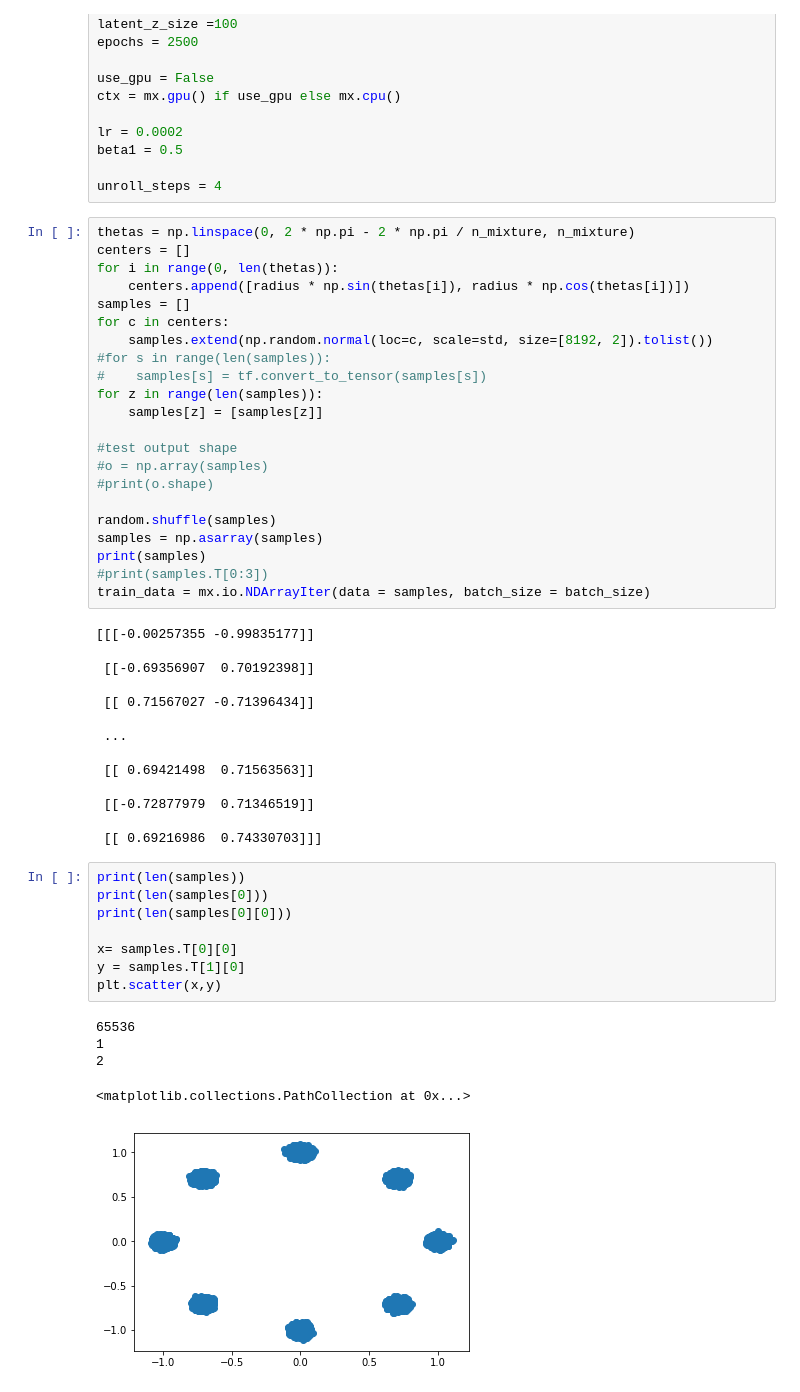
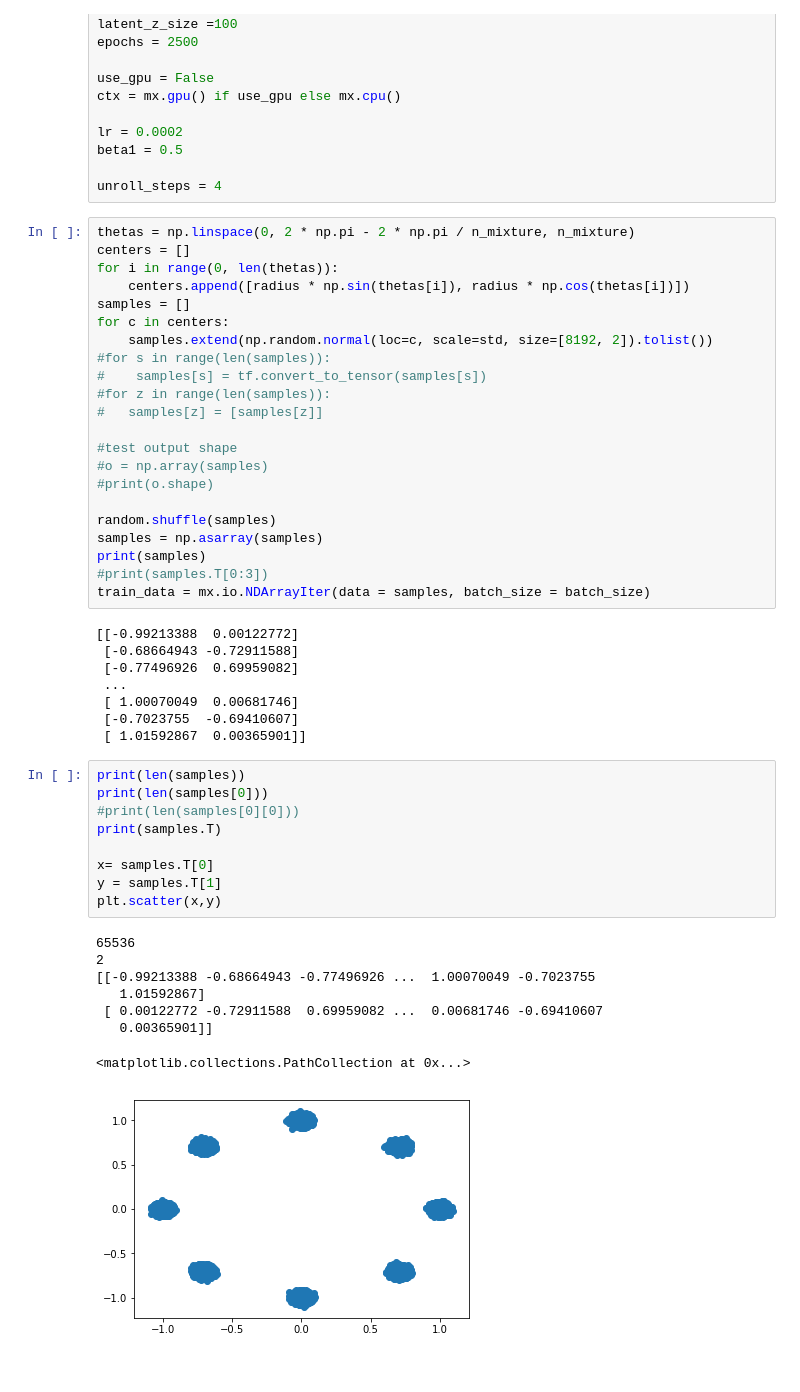
Before and after one commit to alex98chen/testGAN, a Jupyter notebook: testGAN.ipynb, the cells around one changed output. Saved outputs shown, nothing was run; the diff lists cells and outputs as text.

```diff
--- a/testGAN.ipynb
+++ b/testGAN.ipynb
@@ -41,8 +41,8 @@ for c in centers:
     samples.extend(np.random.normal(loc=c, scale=std, size=[8192, 2]).tolist())
 #for s in range(len(samples)):
 #    samples[s] = tf.convert_to_tensor(samples[s])
-for z in range(len(samples)):
-    samples[z] = [samples[z]]
+#for z in range(len(samples)):
+#   samples[z] = [samples[z]]
 
 #test output shape
 #o = np.array(samples)
@@ -54,33 +54,31 @@ print(samples)
 #print(samples.T[0:3])
 train_data = mx.io.NDArrayIter(data = samples, batch_size = batch_size)
 # %% [output]
-[[[-0.00257355 -0.99835177]]
-
- [[-0.69356907  0.70192398]]
-
- [[ 0.71567027 -0.71396434]]
-
+[[-0.99213388  0.00122772]
+ [-0.68664943 -0.72911588]
+ [-0.77496926  0.69959082]
  ...
-
- [[ 0.69421498  0.71563563]]
-
- [[-0.72877979  0.71346519]]
-
- [[ 0.69216986  0.74330703]]]
+ [ 1.00070049  0.00681746]
+ [-0.7023755  -0.69410607]
+ [ 1.01592867  0.00365901]]
 # %%
 print(len(samples))
 print(len(samples[0]))
-print(len(samples[0][0]))
+#print(len(samples[0][0]))
+print(samples.T)
 
-x= samples.T[0][0]
-y = samples.T[1][0]
+x= samples.T[0]
+y = samples.T[1]
 plt.scatter(x,y)
 # %% [output]
 65536
-1
 2
+[[-0.99213388 -0.68664943 -0.77496926 ...  1.00070049 -0.7023755
+   1.01592867]
+ [ 0.00122772 -0.72911588  0.69959082 ...  0.00681746 -0.69410607
+   0.00365901]]
 <matplotlib.collections.PathCollection at 0x...>
-[figure, old version]
+[figure, new version]
 # %%
 netG = nn.Sequential()
 with netG.name_scope():
```
Also changed, not shown: parts of 4 cells of this notebook, 5 other files.
